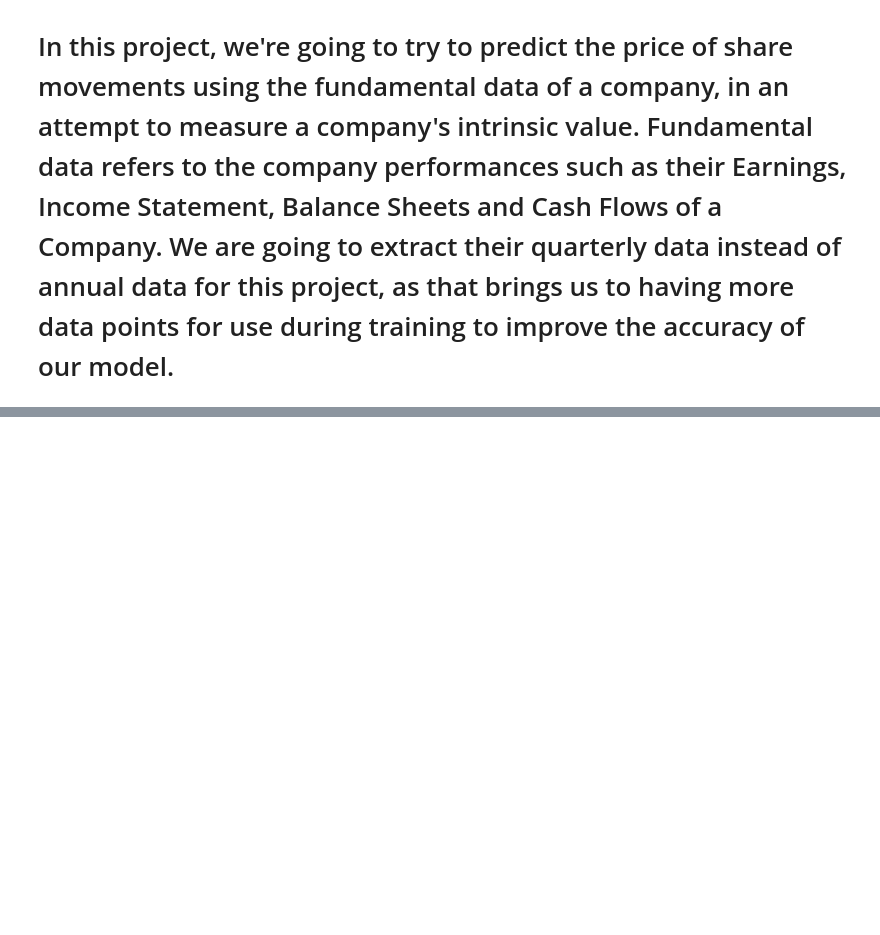
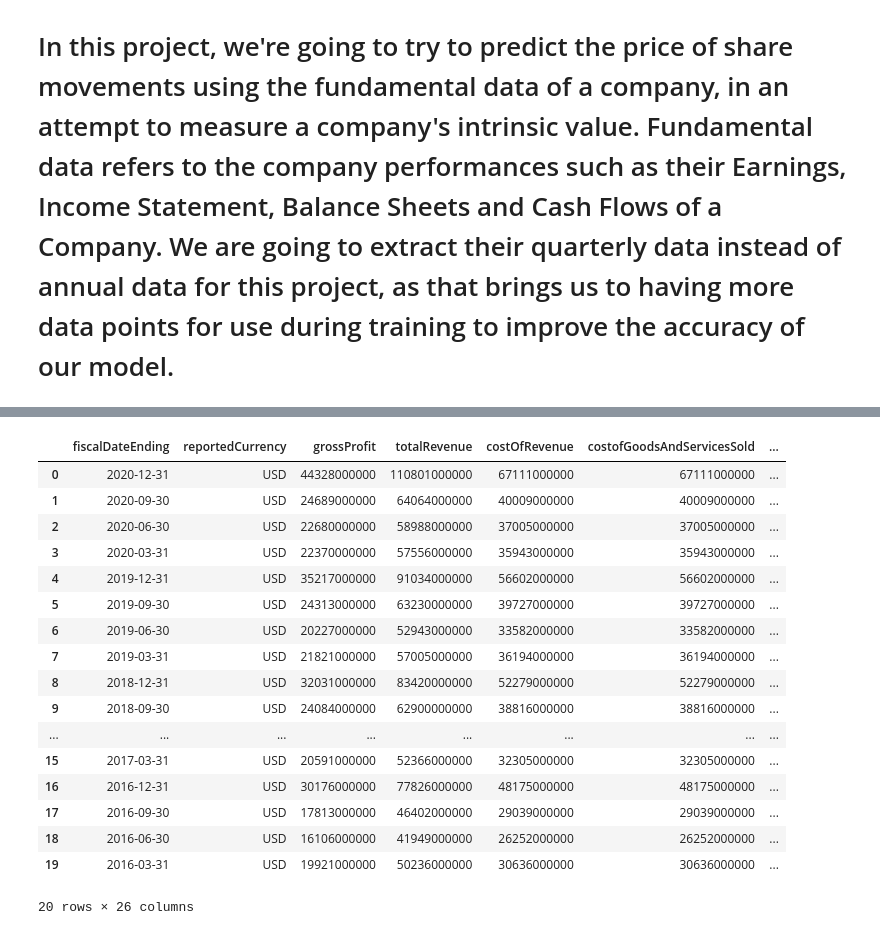
Before and after one commit to donvis/CX1115-Mini-Project, a Jupyter notebook: Stonks.ipynb, the cells around one changed output, grey strips where cells are left out. Cells and saved outputs as stored; diff of their text form; code cells hidden in the pictures; blank space fills up the shorter version.

```diff
--- a/Stonks.ipynb
+++ b/Stonks.ipynb
@@ -113,0 +78,21 @@ xd.head(20)
+# %%
+df_IS
+# %% [output]
+|  | fiscalDateEnding | reportedCurrency | grossProfit | totalRevenue | costOfRevenue | costofGoodsAndServicesSold | ... |
+| 0 | 2020-12-31 | USD | 44328000000 | 110801000000 | 67111000000 | 67111000000 | ... |
+| 1 | 2020-09-30 | USD | 24689000000 | 64064000000 | 40009000000 | 40009000000 | ... |
+| 2 | 2020-06-30 | USD | 22680000000 | 58988000000 | 37005000000 | 37005000000 | ... |
+| 3 | 2020-03-31 | USD | 22370000000 | 57556000000 | 35943000000 | 35943000000 | ... |
+| 4 | 2019-12-31 | USD | 35217000000 | 91034000000 | 56602000000 | 56602000000 | ... |
+| 5 | 2019-09-30 | USD | 24313000000 | 63230000000 | 39727000000 | 39727000000 | ... |
+| 6 | 2019-06-30 | USD | 20227000000 | 52943000000 | 33582000000 | 33582000000 | ... |
+| 7 | 2019-03-31 | USD | 21821000000 | 57005000000 | 36194000000 | 36194000000 | ... |
+| 8 | 2018-12-31 | USD | 32031000000 | 83420000000 | 52279000000 | 52279000000 | ... |
+| 9 | 2018-09-30 | USD | 24084000000 | 62900000000 | 38816000000 | 38816000000 | ... |
+| ... | ... | ... | ... | ... | ... | ... | ... |
+| 15 | 2017-03-31 | USD | 20591000000 | 52366000000 | 32305000000 | 32305000000 | ... |
+| 16 | 2016-12-31 | USD | 30176000000 | 77826000000 | 48175000000 | 48175000000 | ... |
+| 17 | 2016-09-30 | USD | 17813000000 | 46402000000 | 29039000000 | 29039000000 | ... |
+| 18 | 2016-06-30 | USD | 16106000000 | 41949000000 | 26252000000 | 26252000000 | ... |
+| 19 | 2016-03-31 | USD | 19921000000 | 50236000000 | 30636000000 | 30636000000 | ... |
+20 rows × 26 columns
```
Also changed, not shown: parts of 7 cells of this notebook.
